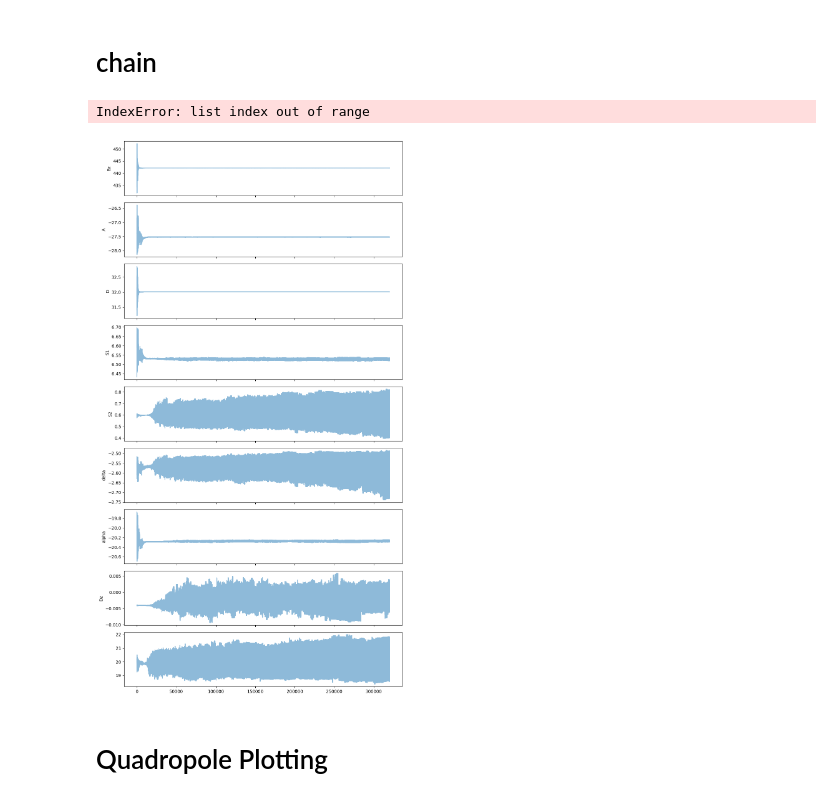
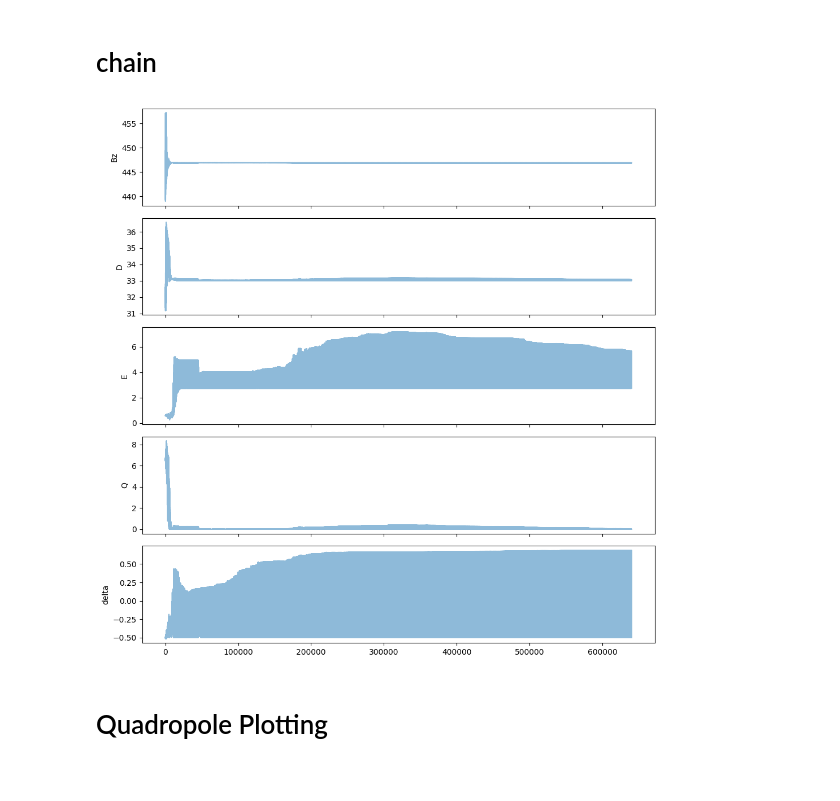
Before and after one commit to leonmyk/Spectroscopy_Hamiltonian_fitter-, a Jupyter notebook: Fitter.ipynb, the cells around one changed output. Cells and saved outputs as stored; diff of their text form; code cells hidden in the pictures.

```diff
--- a/Fitter.ipynb
+++ b/Fitter.ipynb
@@ -58,7 +62,7 @@ d_ground_meas_Nb = np.array([0.0002, 0.0002, 0.0002, 0.0002, 0.0002, 0.0001, 0.0
 d_manu_ramsey_meas_Nb = np.array([0.0450, 0.0298, 0.0236, 0.0285, 0.0223,  0.0182, 0.0159, 0.0195, 0.0175])# [kHz]
 d_full_meas_Nb = np.concatenate((d_ground_meas_Nb,d_manu_ramsey_meas_Nb+d_ground_meas_Nb))
 A_perp_meas_Nb = 48 # [kHz] | Measured through the Raman Rabi experiment
-A_perp_meas_Ca = 20 # [kHz] | Measured through the Raman Rabi experiment
+A_perp_meas_Ca = 16 # [kHz] | Measured through the Raman Rabi experiment
 
 
 
@@ -67,18 +71,18 @@ A_simu_Nb = 1e3*np.array([[ 0.43899564,  0.,          0.02076148],
                     [-0.,          0.44172529, -0.        ],
                     [-0.04857903,  0.,          0.12994526]])
 
-A_simu_Nb = np.array([[-436.6,    0.,   -41.3],
-                    [  -0.,  -448.4,    0. ],
-                    [ -88.5,    0.,   129.8]])
 
-A_simu_ca = np.array([[-441.66244757,-0.05970534, -6.00098845],
-                    [0.05970534, -441.66856909, 5.70123131],
-                    [ -6.00098845, 5.70123131, 131.30594568]])
+A_simu_ca = np.array([[ 0.03759118, -0.03085177, -0.06656647],
+       [-0.03085177,  0.03759118, -0.06656647],
+       [-0.00990268, -0.00990268, -0.01118442]])
+
 
 exp_id_Ca = '_Ca_meas'
 exp_id_Nb = '_New_Nb_meas'
 
-fitter_ca = Hamiltonian_Fitter(full_meas_Ca,d_full_meas_Ca,system=SpinSystem(I=7/2,S=1/2, mu = 'Ca'), meas_Aperp = 100,simu_A= A_simu_ca,id = exp_id_Ca)
+# Ca excited angle 1.0938220160962087
+# Ca Ground angle 1.359149682712463  deg
+fitter_ca = Hamiltonian_Fitter(full_meas_Ca,d_full_meas_Ca,system=SpinSystem(I=7/2,S=1/2, mu = 'Ca'), meas_Aperp = A_perp_meas_Ca,simu_A= A_simu_ca,id = exp_id_Ca ,angle = 1.359149682712463*np.pi/180)  #caclium was at bear 2 deg so with ensemble at 3.5 so 1.5
 fitter_Nb = Hamiltonian_Fitter(full_meas_Nb,d_full_meas_Nb,system=SpinSystem(I=9/2,S=1/2, mu = 'Nb'), meas_Aperp = A_perp_meas_Nb,simu_A= A_simu_Nb,id = exp_id_Nb,angle = 0.5*np.pi/180)
 # %%
 best_Nb_new_ground = [460.54332743548514,-237.3530588172125,149.44265324875772,2.6677225686027346,-0.04586554577391678]
@@ -152,5 +157,13 @@ Fitted c = 7.77525
 # %% [markdown]
 # Ground
 # %%
-fitter_Nb.run_MCMC(state = State.Ground, nwalkers=64, nsteps=1000, discard=300, guess = best_Nb_new_ground)
+guess  = [
+        446.9254646697646,
+        32.895238213746154,
+        1.2461103601712153,
+        0.07470008279056262,
+        0.8138202221638478,
+
+    ]
+fitter_ca.run_MCMC(state = State.Ground, nwalkers=64, nsteps=3000,fit_Aperp = False,fit_Angle = True,guess = guess)
 # %% [output]
@@ -192,5 +202,5 @@ WARNING:root:Too few points to create valid contours
 # %% [markdown]
 # excited
 # %%
-fitter_Nb.run_MCMC(state = State.Excited, nwalkers=64, nsteps=60000, discard=5000)
+fitter_ca.run_MCMC(state = State.Excited, nwalkers=64, nsteps=3000)
 # %% [output]
@@ -242,7 +268,5 @@ $\displaystyle \mathrm{E} = 0.447_{-0.082}^{+0.091}$
 $\displaystyle \mathrm{Q} = 6.5830_{-0.0012}^{+0.0016}$
 $\displaystyle \mathrm{delta} = -0.39_{-0.08}^{+0.13}$
 # %%
-
-best =  [ 4.42119600e+02 ,-2.75253587e+01,  3.20096754e+01,  6.53022557e+00, 5.97001207e-01, -2.56858784e+00, -2.02839838e+01 ,-4.08323891e-03, 20]
-fitter_ca.run_MCMC(state = State.Full, nsteps=5000, nwalkers=64,discard = 500,guess = best)
+sampler = fitter_ca.run_MCMC(state = State.Full, nsteps=5000, nwalkers=64,discard = 1000)
 # %% [output]
@@ -414,10 +434,9 @@ WARNING:root:Too few points to create valid contours
 # %% [markdown]
 # chain
 # %%
-fitter_ca.chains(state = State.Full)
+fitter_ca.chains(state = State.Ground)
 # %% [output]
-IndexError: list index out of range
-[figure, old version]
+[figure, new version]
 # %% [markdown]
 # Quadropole Plotting
 # %%
```
Also changed, not shown: parts of 33 cells of this notebook, 8 other files.
